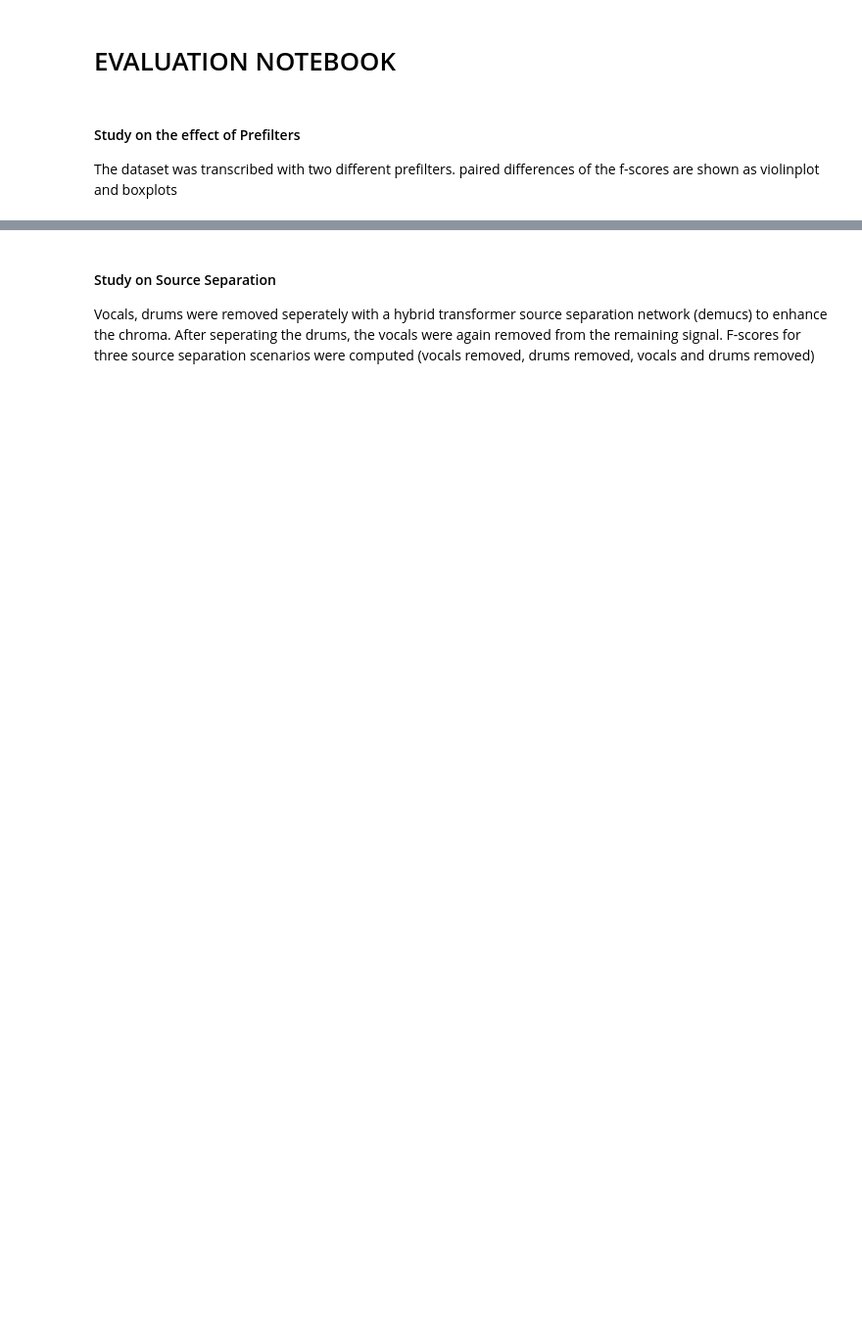
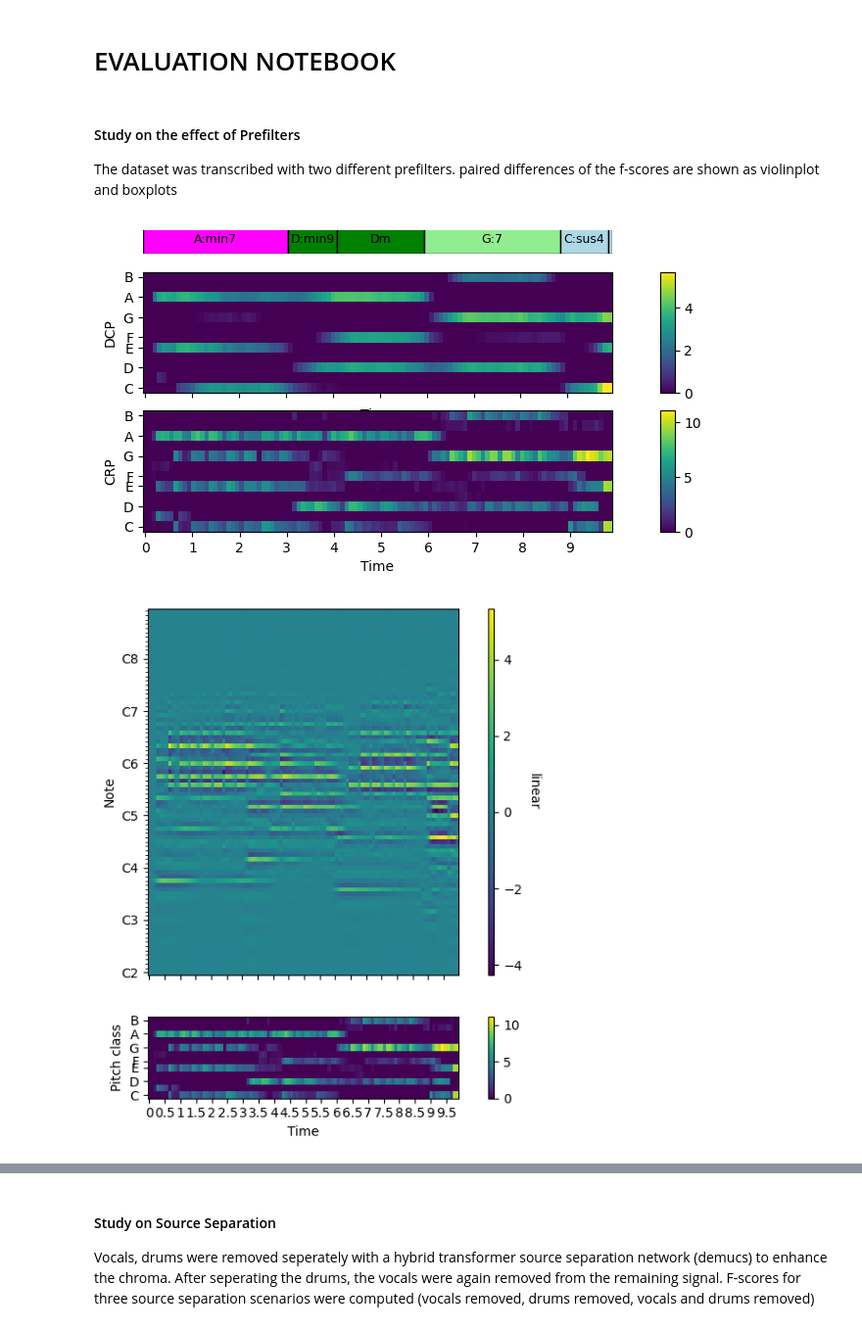
Before and after one commit to Maushax-jpg/chord-recognition, a Jupyter notebook: acr_evaluation.ipynb, the cells around one changed output, grey strips where cells are left out. Shown: that part at 98% size. Drawn from its saved outputs; the diff is of its cells as text; code cells hidden in the pictures; blank space fills up the shorter version.

```diff
--- a/acr_evaluation.ipynb
+++ b/acr_evaluation.ipynb
@@ -4,4 +4,62 @@
 #### Study on the effect of Prefilters
 The dataset was transcribed with two different prefilters.
 paired differences of the f-scores are shown as violinplot and boxplots
+# %%
+import numpy as np
+import matplotlib.pyplot as plt
+import librosa.display
+import librosa
+import utils
+import dataloader
+import features
+import mir_eval
+
+dataset = dataloader.Dataloader("beatles",base_path="mirdata",source_separation="none")
+audiopath,gtpath = dataset["1109"] # 0108 love me do, 1201 two of us
+
+time_interval = (0,10)
+y = utils.loadAudiofile(audiopath,duration=time_interval[1])
+ref_intervals,ref_labels = utils.loadChordAnnotations(gtpath,time_interval)
+# compute chromagram
+estimated_tuning = librosa.estimate_tuning(y=y,sr=22050,bins_per_octave=36)
+C = np.abs(librosa.vqt(y,fmin=librosa.midi_to_hz(36),filter_scale=1,
+                    bins_per_octave=36,n_bins=36*5,
+                    hop_length=512, sr=22050, tuning=estimated_tuning,gamma=0))
+deepchroma = features.deepChroma(audiopath)
+chroma = librosa.feature.chroma_cqt(y=y,hop_length=2048,sr=22050)
+crp, pitchgram,pitchgram_cqt = features.crpChroma(y,nCRP=33,eta=100,liftering=True,window=True)
+
+
+fig,ax = plt.subplots(3,2,figsize=(7,4),height_ratios=(1,5,5),width_ratios=(10,0.3))
+utils.plotChordAnnotations(ax[0,0],ref_intervals,ref_labels)
+img = utils.plotChromagram(ax[1,0],utils.timeVector(deepchroma.shape[1],hop_length=2205),deepchroma,time_interval,cmap="viridis")
+plt.colorbar(img,cax=ax[1,1])
+img = utils.plotChromagram(ax[2,0],utils.timeVector(crp.shape[1],hop_length=2048),crp,time_interval,cmap="viridis")
+plt.colorbar(img,cax=ax[2,1])
+ax[1,0].set_ylabel("DCP")
+ax[1,0].set_xticklabels([])
+ax[2,0].set_ylabel("CRP")
+ax[0,0].set_axis_off()
+ax[0,1].set_axis_off()
+fig.savefig("../Präsentation/figures/crp_dcp.png")
+
+t_chroma = utils.timeVector(N=chroma.shape[1],hop_length=2048)
+fig,((ax1,ax11),(ax2,ax22)) = plt.subplots(2,2,width_ratios=(10,.2),height_ratios=(9,2),figsize=(5,6))
+img = librosa.display.specshow(pitchgram,ax=ax1,hop_length=2048,bins_per_octave=12,
+                         sr=22050,fmin=librosa.midi_to_hz(36),y_axis="cqt_note",
+                        cmap="viridis",x_axis="s")
+cbar = fig.colorbar(img,cax=ax11)
+cbar.ax.set_ylabel("linear", rotation=-90, va="bottom")
+img = utils.plotChromagram(ax2,t_chroma,crp,cmap="viridis")
+fig.tight_layout(h_pad=0,w_pad=0)
+cbar = fig.colorbar(img,cax=ax22)#
+# fig.savefig("../Präsentation/figures/chromagram_crp.png")
+
+ax1.set_xlabel("")
+ax1.set_xticklabels([])
+for ax in [ax1,ax2]:
+    ax.set_xticks(np.arange(0,time_interval[1],0.5));
+# %% [output]
+[figure, added]
+[figure, added]
 # %%
```
Also changed, not shown: parts of 7 cells of this notebook, 2 other files.
